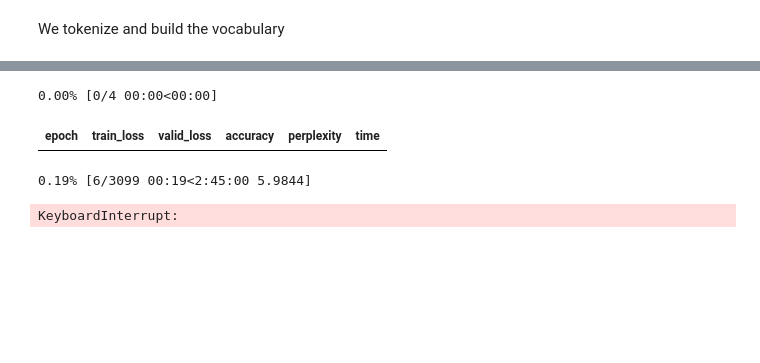
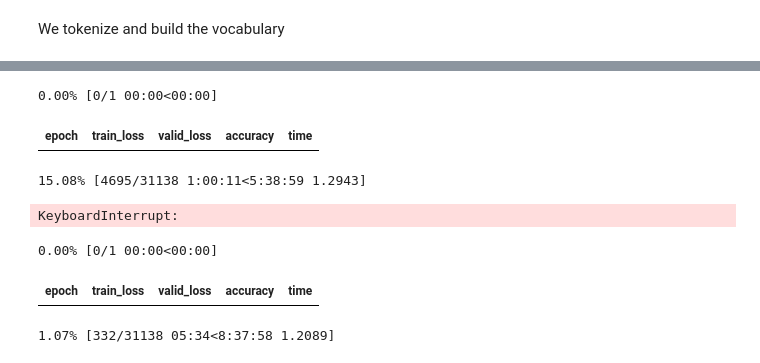
Before and after one commit to albergar2/fastai-project, a Jupyter notebook: homework/hw4.ipynb, the cells around one changed output, grey strips where cells are left out. Drawn from its saved outputs; the diff is of its cells as text; code cells hidden in the pictures; blank space fills up the shorter version.

```diff
--- a/homework/hw4.ipynb
+++ b/homework/hw4.ipynb
@@ -11,6 +11,6 @@ bs = 32
 # %%
-path = '../data/NELA2019/labels.csv'
-labels_data = pd.read_csv(path)
+path = './fastai-project/homework/data/NELA19/'
+labels_data = pd.read_csv(path + 'labels.csv')
 # %%
 labels_data.head()
 # %% [output]
@@ -51,12 +51,12 @@ def execute_query_pandas(path, query):
     df = pd.read_sql_query(query, conn)
     return df
 # %%
-path = '../data/NELA2019/nela-eng-2019.db'
+file = path + 'nela-eng-2019.db'
 #query= ''' SELECT * FROM newsdata WHERE strftime('%m', date) in ('01')'''
 query= ''' SELECT * FROM newsdata '''
 #query = ''' SELECT * FROM newsdata WHERE source='21stcenturywire' '''
 
-data = execute_query_pandas(path, query)
+data = execute_query_pandas(file, query)
 # %%
 for source in labels_data['source']:
     data.loc[data.source == source, 'label'] = labels_data.loc[labels_data.source == source, 'aggregated_label'].values[0]
@@ -119,0 +189,2 @@ learn.recorder.plot(suggestion=True)
+# %%
+data_bb = load_data(path, 'data_bb.pkl', bs=bs)
@@ -119,0 +200,3 @@ learn.recorder.plot(suggestion=True)
+# %%
+learn = text_classifier_learner(data_bb, AWD_LSTM, drop_mult=0.5)
+learn.load_encoder('finetuned_enc');
@@ -120,7 +216,7 @@ learn.recorder.plot(suggestion=True)
 # %%
-learn.fit_one_cycle(4, 1e-2, moms=(0.8,0.7))
+learn.fit_one_cycle(1, 2e-1, moms=(0.8,0.7))
 # %% [output]
-0.00% [0/4 00:00<00:00]
+0.00% [0/1 00:00<00:00]
-| epoch | train_loss | valid_loss | accuracy | perplexity | time |
+| epoch | train_loss | valid_loss | accuracy | time |
-0.19% [6/3099 00:19<2:45:00 5.9844]
+15.08% [4695/31138 1:00:11<5:38:59 1.2943]
 KeyboardInterrupt:
@@ -126,0 +227,7 @@ KeyboardInterrupt:
+# %%
+learn.freeze_to(-3)
+learn.fit_one_cycle(1, slice(1e-2/(2.6**4),1e-2), moms=(0.8,0.7))
+# %% [output]
+0.00% [0/1 00:00<00:00]
+| epoch | train_loss | valid_loss | accuracy | time |
+1.07% [332/31138 05:34<8:37:58 1.2089]
```
Also changed, not shown: parts of 37 cells of this notebook, 2 other files.
